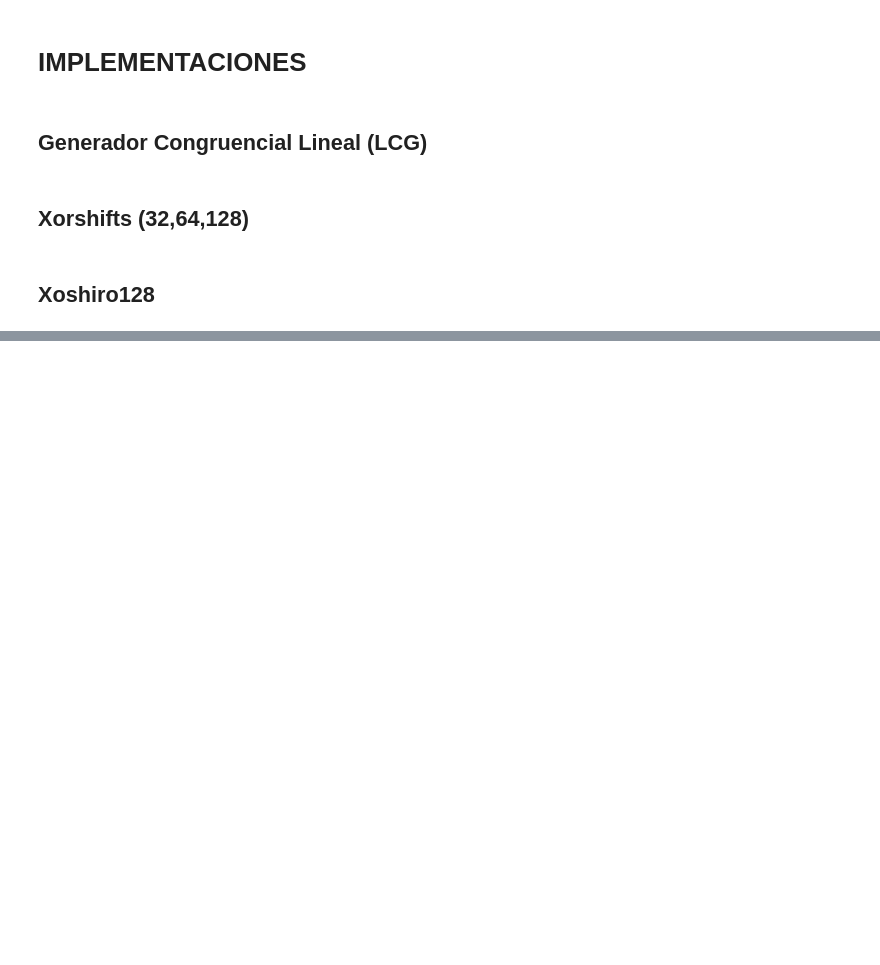
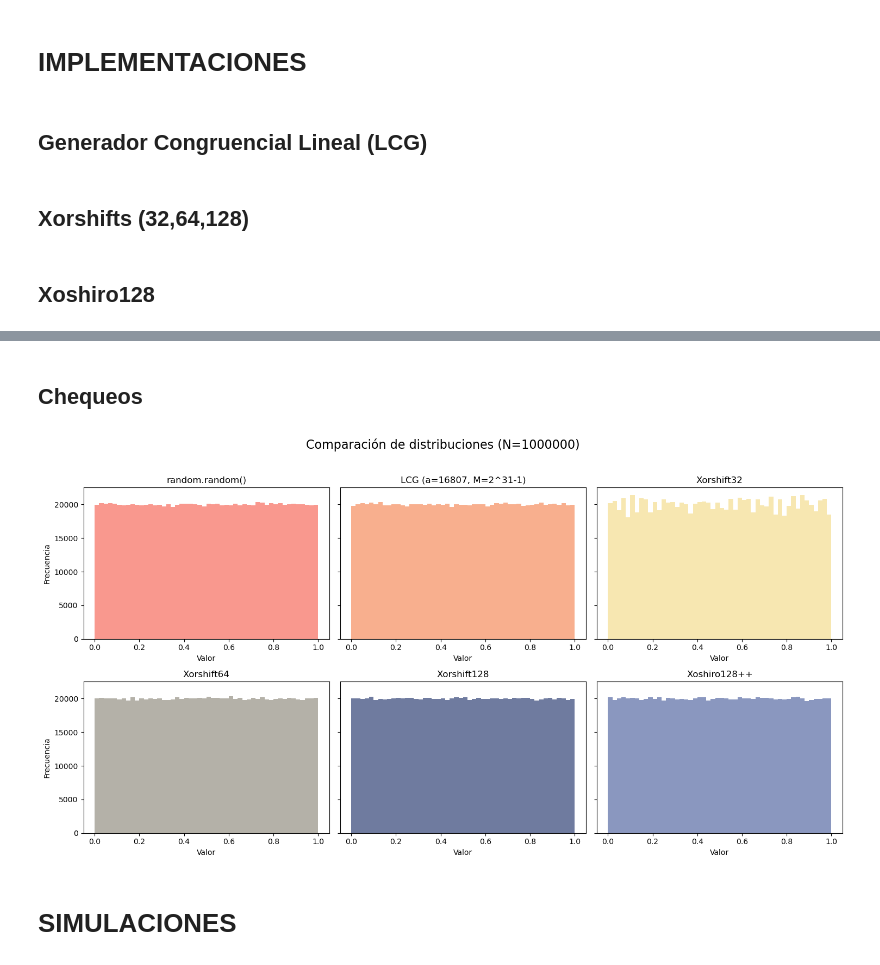
Before and after one commit to Camilo649/TPMyS2025, a Jupyter notebook: boludeces.ipynb, the cells around one changed output, grey strips where cells are left out. Drawn from its saved outputs; the diff is of its cells as text; code cells hidden in the pictures; blank space fills up the shorter version.

```diff
--- a/boludeces.ipynb
+++ b/boludeces.ipynb
@@ -104,13 +113,13 @@ if flag:
 # %%
 def LCG():
     """
-    Generador Múltiplicativo de números pseudoaleatorios con parámetros:
+    Generador Múltiplicativo de números pseudoaleatorios normalizados con parámetros:
     • a = 16807
     • M = 2^31 - 1 = 2147483647
     """
     global CGL_STATE
     CGL_STATE = (a*CGL_STATE) % M
-    return CGL_STATE
+    return CGL_STATE / M
 # %% [markdown]
 ## Xorshifts (32,64,128)
 # %%
@@ -165,7 +174,7 @@ def rotl32(x, k):
     Función auxiliar que calcula la rotación de k bits del número x y devuelve como resultado
     un número de 32 bits.
     """
-    return ((x << k) | (x >> (32 - k))) & 0xFFFFFFFF # Máscara para que sea un numero de 32bits
+    return ((x << k) | (x >> (32 - k))) & MAX_UINT32 # Máscara para que sea un numero de 32bits
 
 def Xoshiro128():
     """
@@ -175,19 +184,12 @@ def Xoshiro128():
     • r = 7
     """
     global XOSHIRO_STATE
-    result = (rotl32(XOSHIRO_STATE[0] + XOSHIRO_STATE[3], 7) + XOSHIRO_STATE[0])
-    t = (XOSHIRO_STATE[1] << 9) & 0xFFFFFFFF # Máscara para que sea un numero de 32bits
+    result = (rotl32(XOSHIRO_STATE[0] + XOSHIRO_STATE[3], 7) + XOSHIRO_STATE[0]) & MAX_UINT32 # Máscara para que sea un numero de 32bits
+    t = (XOSHIRO_STATE[1] << 9) & MAX_UINT32 # Máscara para que sea un numero de 32bits
     XOSHIRO_STATE[2] ^= XOSHIRO_STATE[0]
     XOSHIRO_STATE[3] ^= XOSHIRO_STATE[1]
     XOSHIRO_STATE[1] ^= XOSHIRO_STATE[2]
     XOSHIRO_STATE[0] ^= XOSHIRO_STATE[3]
     XOSHIRO_STATE[2] ^= t
     XOSHIRO_STATE[3] =  rotl32(XOSHIRO_STATE[3], 11)
-    return result
-
-for i in range(10):
-    print(Xoshiro128())
-    print(f"Estado 0: {XOSHIRO_STATE[0]}")
-    print(f"Estado 1: {XOSHIRO_STATE[1]}")
-    print(f"Estado 2: {XOSHIRO_STATE[2]}")
-    print(f"Estado 3: {XOSHIRO_STATE[3]}")
+    return result / MAX_UINT32
@@ -211,0 +196,59 @@ Estado 3: 4002242465
+# %% [markdown]
+## Chequeos
+# %%
+import matplotlib.pyplot as plt
+from random import random
+
+# Generar muestras
+N = 1_000_000
+samples_random = [random() for _ in range(N)]
+samples_lcg = [LCG() for _ in range(N)]
+samples_xorshift32 = [Xorshift32() for _ in range(N)]
+samples_xorshift64 = [Xorshift64() for _ in range(N)]
+samples_xorshift128 = [Xorshift128() for _ in range(N)]
+samples_xoshiro128 = [Xoshiro128() for _ in range(N)]
+
+# Crear figura con 2 filas y 3 columnas
+fig, axes = plt.subplots(2, 3, figsize=(15, 8), sharey=True)
+axes = axes.flatten()
+
+# Histograma random()
+axes[0].hist(samples_random, bins=50, color= '#F76C5E', alpha=0.7)
+axes[0].set_title('random()')
+axes[0].set_xlabel('Valor')
+axes[0].set_ylabel('Frecuencia')
+
+# Histograma LCG
+axes[1].hist(samples_lcg, bins=50, color='#F68E5F', alpha=0.7)
+axes[1].set_title('LCG (a=16807, M=2^31-1)')
+axes[1].set_xlabel('Valor')
+
+# Histograma Xorshift32
+axes[2].hist(samples_xorshift32, bins=50, color='#F5DD90', alpha=0.7)
+axes[2].set_title('Xorshift32')
+axes[2].set_xlabel('Valor')
+
+# Histograma Xorshift64
+axes[3].hist(samples_xorshift64, bins=50, color='#949083', alpha=0.7)
+axes[3].set_title('Xorshift64')
+axes[3].set_xlabel('Valor')
+axes[3].set_ylabel('Frecuencia')
+
+# Histograma Xorshift128
+axes[4].hist(samples_xorshift128, bins=50, color='#324376', alpha=0.7)
+axes[4].set_title('Xorshift128')
+axes[4].set_xlabel('Valor')
+
+# Histograma Xoshiro128++
+axes[5].hist(samples_xoshiro128, bins=50, color='#586BA4', alpha=0.7)
+axes[5].set_title('Xoshiro128++')
+axes[5].set_xlabel('Valor')
+
+# Ajustar diseño
+plt.suptitle(f'Comparación de distribuciones (N={N})', fontsize=16)
+plt.tight_layout(rect=[0, 0, 1, 0.96])
+plt.show()
+# %% [output]
+[figure, added]
+# %% [markdown]
+# SIMULACIONES
```
Also changed, not shown: parts of 4 cells of this notebook, 2 other files.
